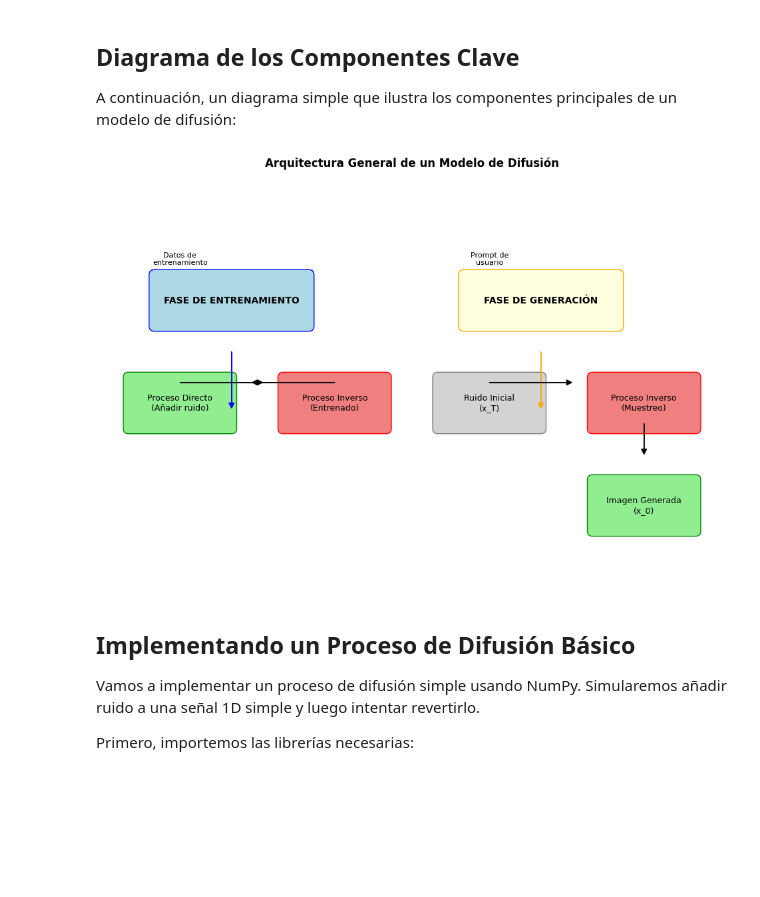
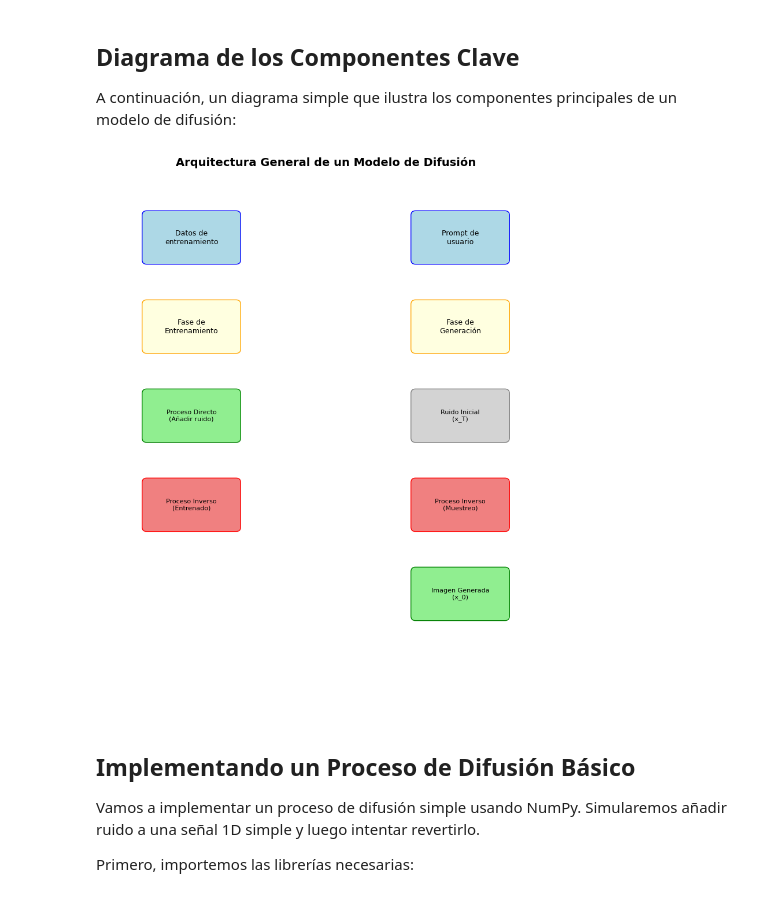
Before and after one commit to alejandrodgz/diffusion_models, a Jupyter notebook: diffusion_models_presentation.ipynb, the cells around one changed output. Drawn from its saved outputs; the diff is of its cells as text; code cells hidden in the pictures; blank space fills up the shorter version.

Commit message:
diagram

```diff
--- a/diffusion_models_presentation.ipynb
+++ b/diffusion_models_presentation.ipynb
@@ -111,88 +111,83 @@ un modelo de difusión:
 import matplotlib.pyplot as plt
 import matplotlib.patches as patches
 
-fig, ax = plt.subplots(figsize=(12, 8))
-ax.set_xlim(0, 12)
-ax.set_ylim(0, 8)
+fig, ax = plt.subplots(figsize=(10, 12))
+ax.set_xlim(0, 10)
+ax.set_ylim(0, 12)
 ax.axis('off')
 
+# Training column (left)
+# Training data
+rect_data = patches.FancyBboxPatch((1, 10), 2, 1, boxstyle="round,pad=0.1",
+                                   facecolor='lightblue', edgecolor='blue')
+ax.add_patch(rect_data)
+ax.text(2, 10.5, 'Datos de\nentrenamiento', ha='center', va='center', fontsize=9)
+
 # Training phase
-rect_train = patches.FancyBboxPatch((1, 5), 3, 1, boxstyle="round,pad=0.1",
-                                    facecolor='lightblue', edgecolor='blue')
+rect_train = patches.FancyBboxPatch((1, 8), 2, 1, boxstyle="round,pad=0.1",
+                                    facecolor='lightyellow', edgecolor='orange')
 ax.add_patch(rect_train)
-ax.text(2.5, 5.5, 'FASE DE ENTRENAMIENTO', ha='center', va='center',
-        fontsize=10, fontweight='bold')
+ax.text(2, 8.5, 'Fase de\nEntrenamiento', ha='center', va='center', fontsize=9)
 
 # Forward process
-rect_forward = patches.FancyBboxPatch((0.5, 3), 2, 1, boxstyle="round,pad=0.1",
+rect_forward = patches.FancyBboxPatch((1, 6), 2, 1, boxstyle="round,pad=0.1",
                                       facecolor='lightgreen', edgecolor='green')
 ax.add_patch(rect_forward)
-ax.text(1.5, 3.5, 'Proceso Directo\n(Añadir ruido)', ha='center', va='center',
-        fontsize=9)
+ax.text(2, 6.5, 'Proceso Directo\n(Añadir ruido)', ha='center', va='center', fontsize=8)
 
 # Reverse process training
-rect_reverse_train = patches.FancyBboxPatch((3.5, 3), 2, 1,
-                                            boxstyle="round,pad=0.1",
-                                            facecolor='lightcoral',
-                                            edgecolor='red')
+rect_reverse_train = patches.FancyBboxPatch((1, 4), 2, 1, boxstyle="round,pad=0.1",
+                                            facecolor='lightcoral', edgecolor='red')
 ax.add_patch(rect_reverse_train)
-ax.text(4.5, 3.5, 'Proceso Inverso\n(Entrenado)', ha='center', va='center',
-        fontsize=9)
+ax.text(2, 4.5, 'Proceso Inverso\n(Entrenado)', ha='center', va='center', fontsize=8)
 
-# Arrows for training
-ax.arrow(2.5, 4.5, 0, -1, head_width=0.1, head_length=0.1, fc='blue',
-         ec='blue')
-ax.arrow(1.5, 3.9, 1.5, 0, head_width=0.1, head_length=0.1, fc='black',
-         ec='black')
-ax.arrow(4.5, 3.9, -1.5, 0, head_width=0.1, head_length=0.1, fc='black',
-         ec='black')
+# Arrows for training (vertical)
+# ax.arrow(2, 9.5, 0, -1, head_width=0.1, head_length=0.1, fc='blue', ec='blue')
+# ax.arrow(2, 7.5, 0, -1, head_width=0.1, head_length=0.1, fc='orange', ec='orange')
+# ax.arrow(2, 5.5, 0, -1, head_width=0.1, head_length=0.1, fc='green', ec='green')
+# ax.arrow(2, 4, 0, 1, head_width=0.1, head_length=0.1, fc='red', ec='red')  # loop back
+
+# Generation column (right)
+# User prompt
+rect_prompt = patches.FancyBboxPatch((7, 10), 2, 1, boxstyle="round,pad=0.1",
+                                     facecolor='lightblue', edgecolor='blue')
+ax.add_patch(rect_prompt)
+ax.text(8, 10.5, 'Prompt de\nusuario', ha='center', va='center', fontsize=9)
 
 # Generation phase
-rect_gen = patches.FancyBboxPatch((7, 5), 3, 1, boxstyle="round,pad=0.1",
+rect_gen = patches.FancyBboxPatch((7, 8), 2, 1, boxstyle="round,pad=0.1",
                                   facecolor='lightyellow', edgecolor='orange')
 ax.add_patch(rect_gen)
-ax.text(8.5, 5.5, 'FASE DE GENERACIÓN', ha='center', va='center',
-        fontsize=10, fontweight='bold')
+ax.text(8, 8.5, 'Fase de\nGeneración', ha='center', va='center', fontsize=9)
 
 # Noise input
-rect_noise = patches.FancyBboxPatch((6.5, 3), 2, 1, boxstyle="round,pad=0.1",
+rect_noise = patches.FancyBboxPatch((7, 6), 2, 1, boxstyle="round,pad=0.1",
                                     facecolor='lightgray', edgecolor='gray')
 ax.add_patch(rect_noise)
-ax.text(7.5, 3.5, 'Ruido Inicial\n(x_T)', ha='center', va='center', fontsize=9)
+ax.text(8, 6.5, 'Ruido Inicial\n(x_T)', ha='center', va='center', fontsize=8)
 
 # Reverse process generation
-rect_reverse_gen = patches.FancyBboxPatch((9.5, 3), 2, 1,
-                                          boxstyle="round,pad=0.1",
-                                          facecolor='lightcoral',
-                                          edgecolor='red')
+rect_reverse_gen = patches.FancyBboxPatch((7, 4), 2, 1, boxstyle="round,pad=0.1",
+                                          facecolor='lightcoral', edgecolor='red')
 ax.add_patch(rect_reverse_gen)
-ax.text(10.5, 3.5, 'Proceso Inverso\n(Muestreo)', ha='center', va='center',
-        fontsize=9)
+ax.text(8, 4.5, 'Proceso Inverso\n(Muestreo)', ha='center', va='center', fontsize=8)
 
 # Generated output
-rect_output = patches.FancyBboxPatch((9.5, 1), 2, 1, boxstyle="round,pad=0.1",
+rect_output = patches.FancyBboxPatch((7, 2), 2, 1, boxstyle="round,pad=0.1",
                                      facecolor='lightgreen', edgecolor='green')
 ax.add_patch(rect_output)
-ax.text(10.5, 1.5, 'Imagen Generada\n(x_0)', ha='center', va='center',
-        fontsize=9)
+ax.text(8, 2.5, 'Imagen Generada\n(x_0)', ha='center', va='center', fontsize=8)
 
-# Arrows for generation
-ax.arrow(8.5, 4.5, 0, -1, head_width=0.1, head_length=0.1, fc='orange',
-         ec='orange')
-ax.arrow(7.5, 3.9, 1.5, 0, head_width=0.1, head_length=0.1, fc='black',
-         ec='black')
-ax.arrow(10.5, 3.1, 0, -0.5, head_width=0.1, head_length=0.1, fc='black',
-         ec='black')
+# Arrows for generation (vertical)
+# ax.arrow(8, 9.5, 0, -1, head_width=0.1, head_length=0.1, fc='blue', ec='blue')
+# ax.arrow(8, 7.5, 0, -1, head_width=0.1, head_length=0.1, fc='orange', ec='orange')
+# ax.arrow(8, 5.5, 0, -1, head_width=0.1, head_length=0.1, fc='gray', ec='gray')
+# ax.arrow(8, 3.5, 0, -1, head_width=0.1, head_length=0.1, fc='red', ec='red')
 
-# Labels
-ax.text(1.5, 6.2, 'Datos de\nentrenamiento', ha='center', fontsize=8)
-ax.text(7.5, 6.2, 'Prompt de\nusuario', ha='center', fontsize=8)
-
-plt.title('Arquitectura General de un Modelo de Difusión', fontsize=12,
-          fontweight='bold')
+plt.title('Arquitectura General de un Modelo de Difusión', fontsize=14, fontweight='bold')
 plt.show()
 # %% [output]
-[figure, old version]
+[figure, new version]
 # %% [markdown]
 ## Implementando un Proceso de Difusión Básico
 
```
